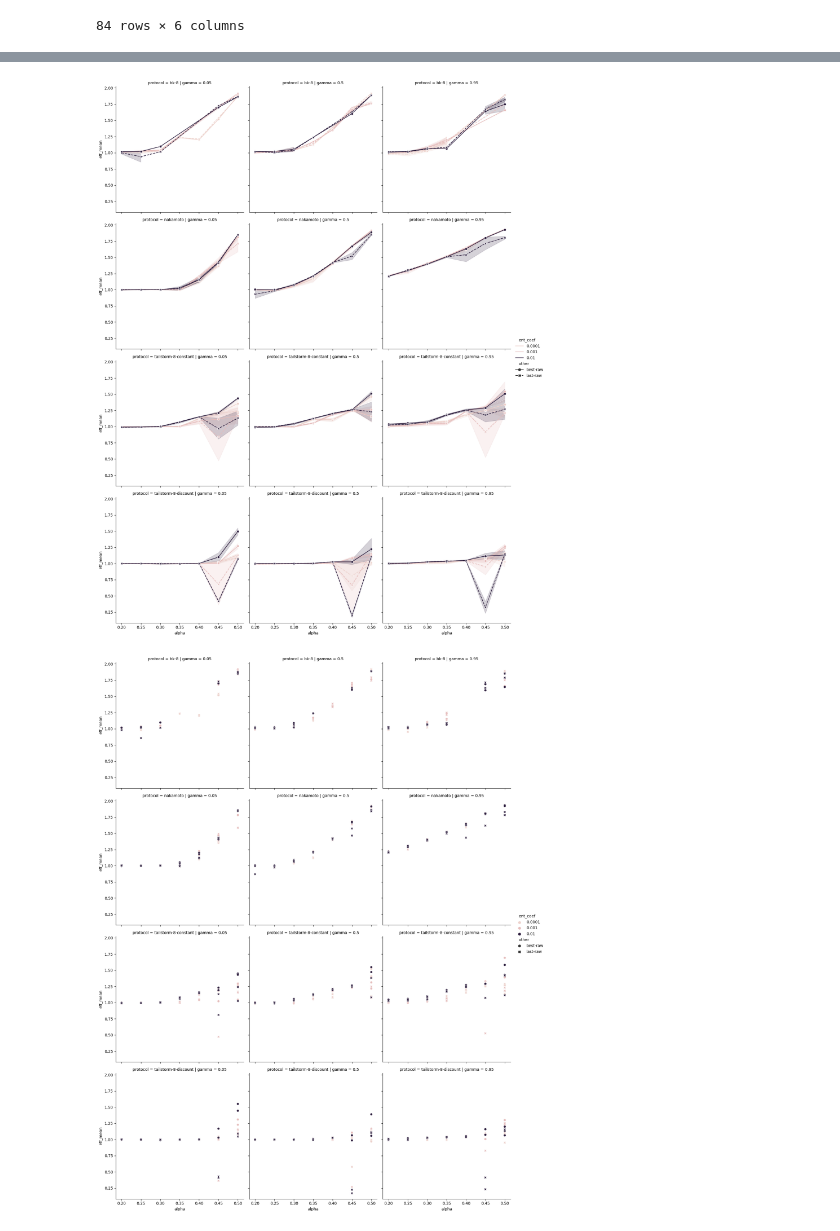
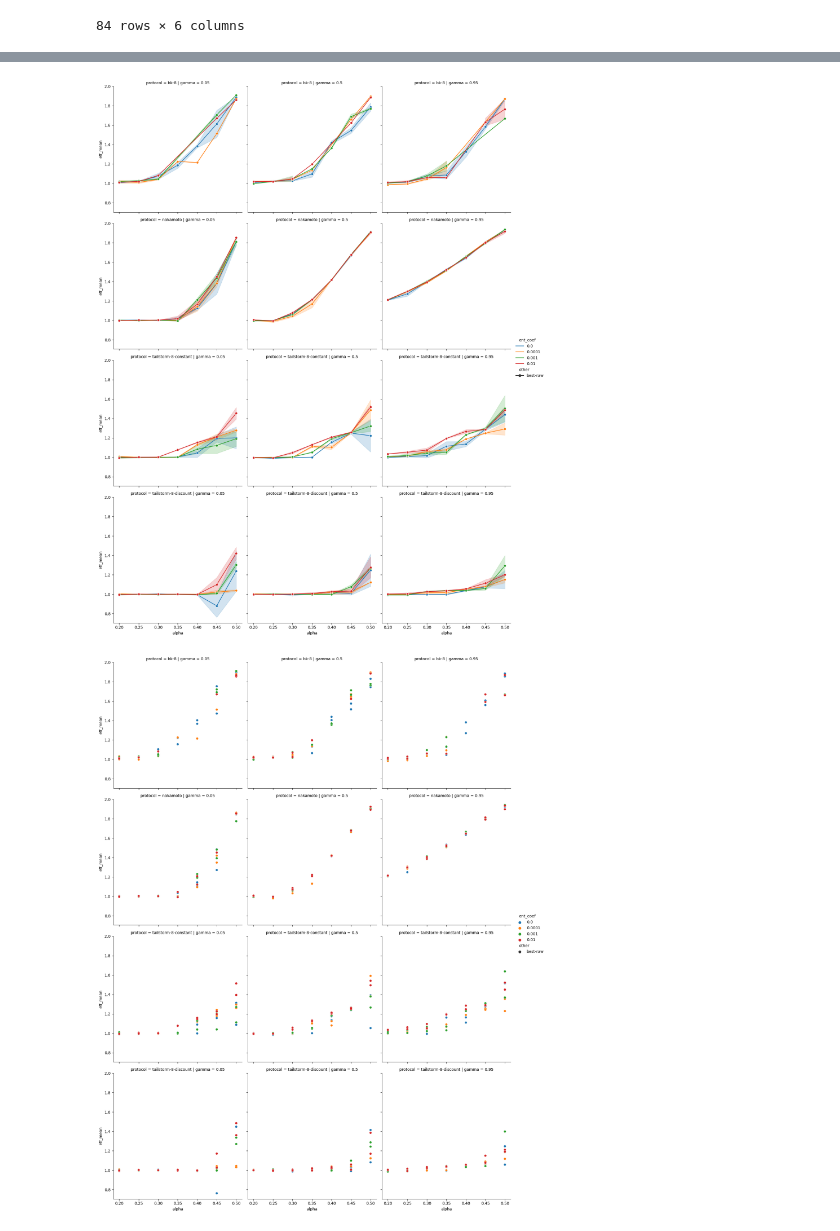
Before and after one commit to pkel/cpr, a Jupyter notebook: experiments/rl-eval/eval-hyper-parameters.ipynb, the cells around one changed output, grey strips where cells are left out. Saved outputs shown, nothing was run; the diff lists cells and outputs as text; code cells hidden in the pictures.

```diff
--- a/experiments/rl-eval/eval-hyper-parameters.ipynb
+++ b/experiments/rl-eval/eval-hyper-parameters.ipynb
@@ -150,20 +150,23 @@ def save(model):
 
 points = points.assign(save=[save(x) for x in points.policy])
 # %%
-subset = points.assign(other=points.agg("{0[save]}-{0[shape]}".format, axis=1))
+subset = points.assign(
+    other=points.agg("{0[save]}-{0[shape]}".format, axis=1),
+    ent_coef=points.ent_coef.astype("category"),
+).query('save == "best"')
 fig = sns.relplot(
     kind="line",
     data=subset,
     y="eff_mean",
     x="alpha",
     col="gamma",
     row="protocol",
     hue="ent_coef",
     style="other",
     markers=True,
 )
 # %% [output]
-[figure, old version]
+[figure, new version]
 # %%
 fig = sns.relplot(
     data=subset,
@@ -175,4 +178,4 @@ fig = sns.relplot(
     style="other",
 )
 # %% [output]
-[figure, old version]
+[figure, new version]
```
Also changed, not shown: parts of 3 cells of this notebook.
